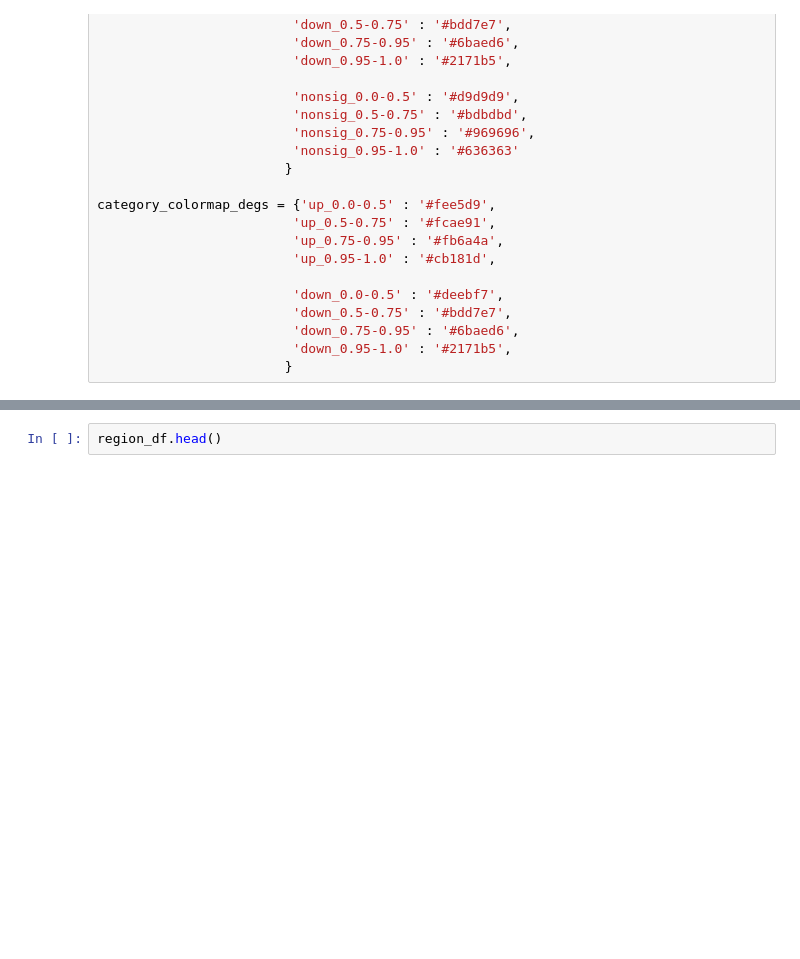
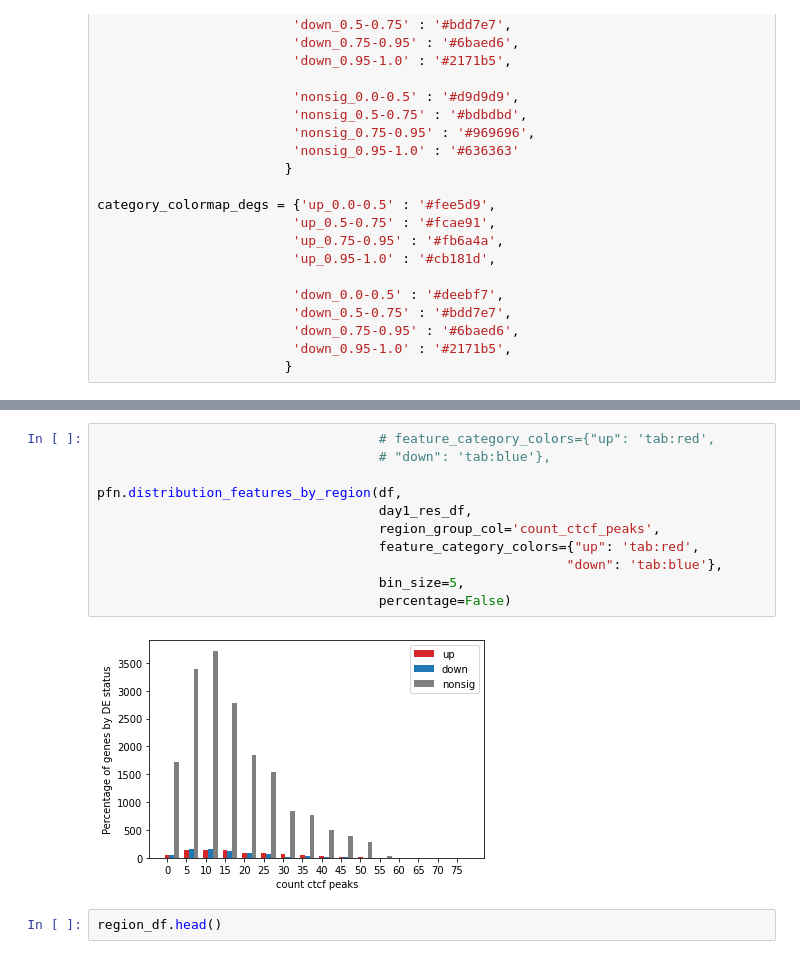
Before and after one commit to Bozhie/transcription_3Dfolding, a Jupyter notebook: transcription_3dfolding/transcription_data_analysis/20221108_dNipBL_proximal_proteins.ipynb, the cells around one changed output, grey strips where cells are left out. Drawn from its saved outputs; the diff is of its cells as text; blank space fills up the shorter version.

```diff
--- a/transcription_3dfolding/transcription_data_analysis/20221108_dNipBL_proximal_proteins.ipynb
+++ b/transcription_3dfolding/transcription_data_analysis/20221108_dNipBL_proximal_proteins.ipynb
@@ -294,3 +294,16 @@ Categories (13, interval[float64, right]): [(-0.001, 5.0] < (5.0, 10.0] < (10.0,
+# %%
+                                    # feature_category_colors={"up": 'tab:red',
+                                    # "down": 'tab:blue'},
+
+pfn.distribution_features_by_region(df,
+                                    day1_res_df,
+                                    region_group_col='count_ctcf_peaks',
+                                    feature_category_colors={"up": 'tab:red',
+                                                            "down": 'tab:blue'},
+                                    bin_size=5,
+                                    percentage=False)
+# %% [output]
+[figure, added]
 # %%
 region_df.head()
 # %% [output]
```
Also changed, not shown: parts of 3 cells of this notebook, 2 other files.
